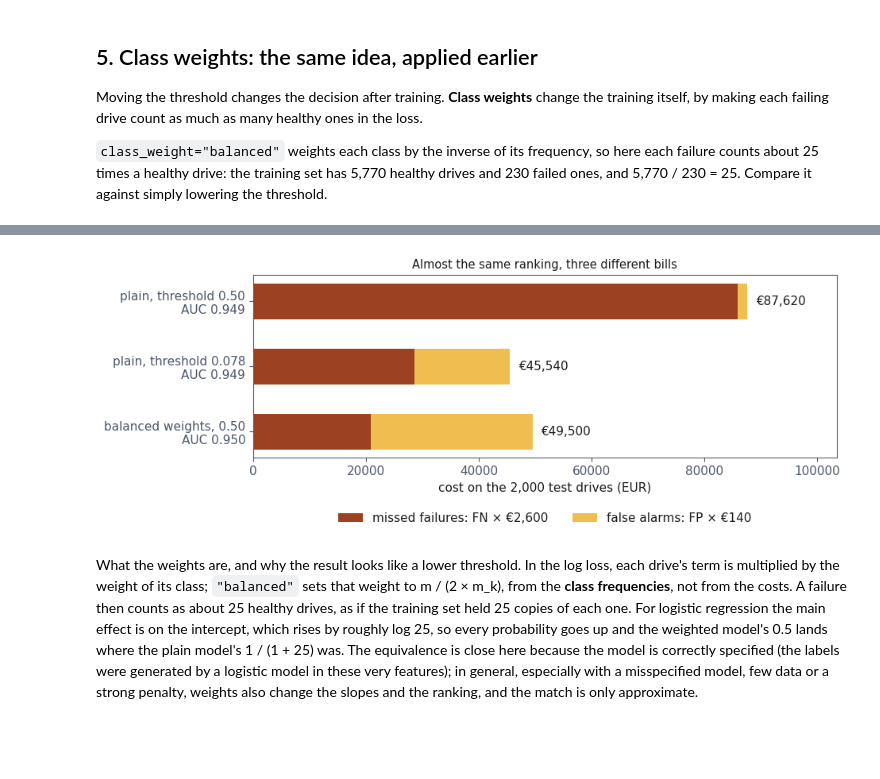
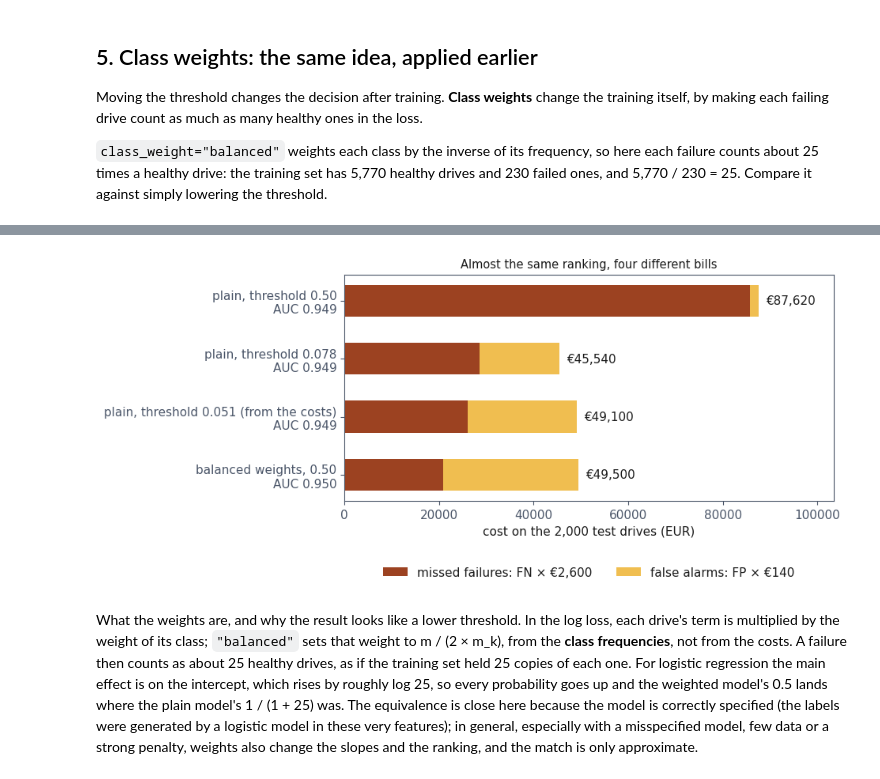
Before and after one commit to fabioantonini/technologies-for-artificial-intelligence, a Jupyter notebook: Lessons/04_classification_and_metrics/Notebooks/03_roc_thresholds_and_imbalance.ipynb, the cells around one changed output, grey strips where cells are left out. Drawn from its saved outputs; the diff is of its cells as text; code cells hidden in the pictures; blank space fills up the shorter version.

```diff
--- a/Lessons/04_classification_and_metrics/Notebooks/03_roc_thresholds_and_imbalance.ipynb
+++ b/Lessons/04_classification_and_metrics/Notebooks/03_roc_thresholds_and_imbalance.ipynb
@@ -545,6 +547,7 @@ rows = []
 for name, flagged, scores in (
         ("plain, threshold 0.50", default_flagged, probability),
         (f"plain, threshold {best_threshold:.3f}", best_flagged, probability),
+        (f"plain, threshold {t_star:.3f} (from the costs)", star_flagged, probability),
         ("balanced weights, 0.50", weighted_flagged, weighted_probability)):
     tn, fp, fn, tp = confusion_matrix(y_test, flagged).ravel()
     rows.append({
@@ -565,30 +569,30 @@ balanced weights, 0.50  68 205   8      0.249   0.895 0.950     49500
 # %%
-# The three operating points as bills: what the misses cost and what the false
+# The four operating points as bills: what the misses cost and what the false
 # alarms cost, with each model's AUC beside its name.
 table = pd.DataFrame(rows)
 miss_cost = table["FN"] * COST_FALSE_NEGATIVE
 alarm_cost = table["FP"] * COST_FALSE_POSITIVE
 positions = np.arange(len(table))[::-1]
 
-fig, ax = plt.subplots(figsize=(9.6, 3.9))
+fig, ax = plt.subplots(figsize=(9.6, 4.6))
 ax.barh(positions, miss_cost, height=0.55, color=RUST,
         label=f"missed failures: FN × €{COST_FALSE_NEGATIVE:,}")
 ax.barh(positions, alarm_cost, left=miss_cost, height=0.55, color=GOLD,
         label=f"false alarms: FP × €{COST_FALSE_POSITIVE}")
 for pos, total in zip(positions, table["cost EUR"]):
     ax.text(total + 1_500, pos, f"€{total:,}", va="center", fontsize=11)
 ax.set_yticks(positions, [f"{name}\nAUC {auc:.3f}"
                           for name, auc in zip(table["model"], table["AUC"])])
 ax.set_xlim(0, table["cost EUR"].max() * 1.18)
 ax.set_xlabel("cost on the 2,000 test drives (EUR)")
 ax.legend(loc="upper center", bbox_to_anchor=(0.5, -0.24), ncol=2, frameon=False)
-ax.set_title("Almost the same ranking, three different bills", fontsize=10.5)
+ax.set_title("Almost the same ranking, four different bills", fontsize=10.5)
 fig.tight_layout()
 fig.savefig(FIGURES / "class_weight_costs.png", dpi=150, bbox_inches="tight",
             facecolor="white")
 plt.show()
 # %% [output]
-[figure, old version]
+[figure, new version]
 # %% [markdown]
 What the weights are, and why the result looks like a lower threshold. In the
 log loss, each drive's term is multiplied by the weight of its class;
```
Also changed, not shown: parts of 3 cells of this notebook, 22 other files.
